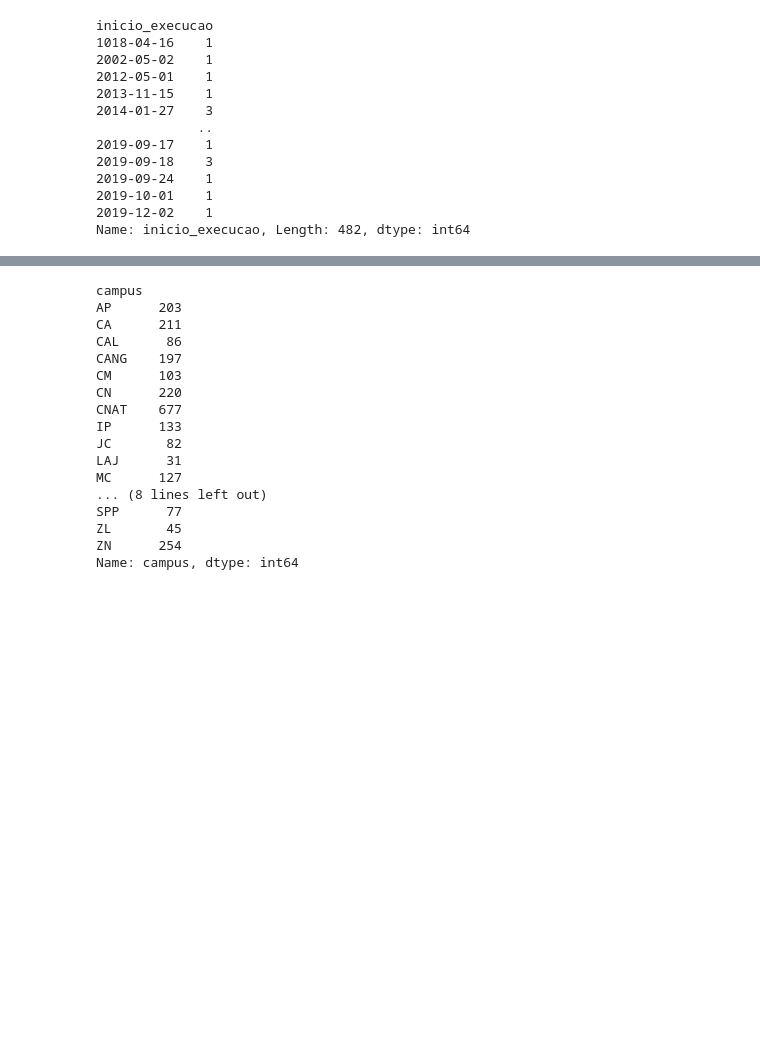
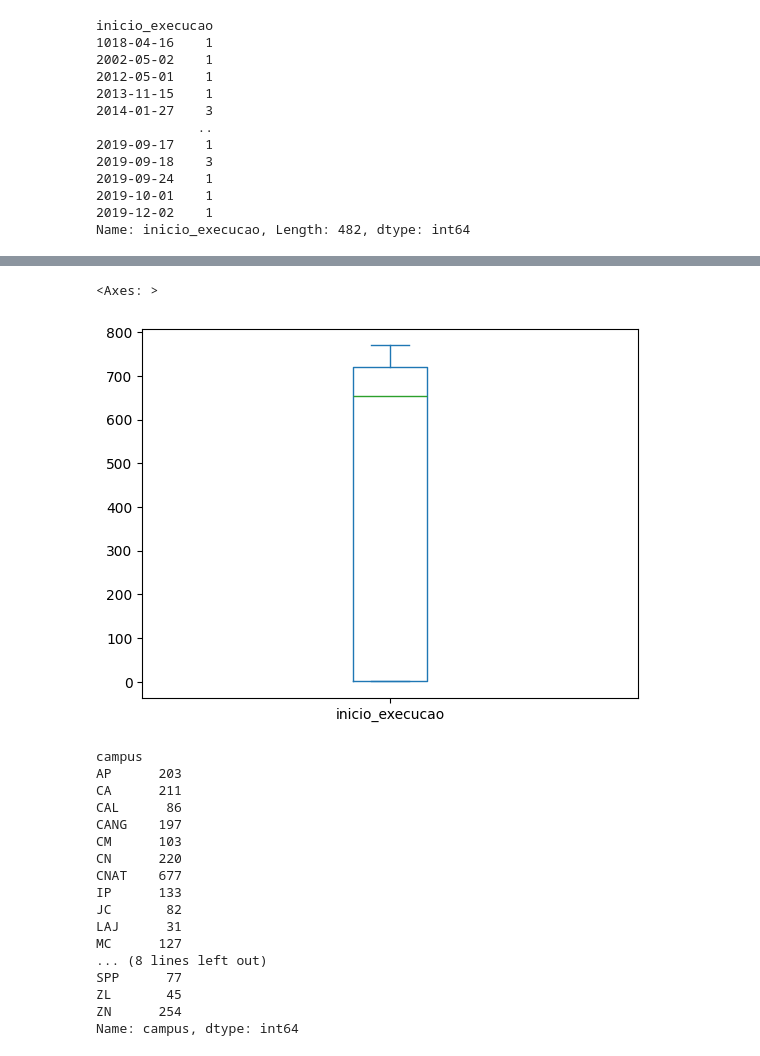
Before and after one commit to MatheusFLtechnology/tcc, a Jupyter notebook: Projetos_pesquisa.ipynb, the cells around one changed output, grey strips where cells are left out. Cells and saved outputs as stored; diff of their text form; code cells hidden in the pictures; blank space fills up the shorter version.

```diff
--- a/Projetos_pesquisa.ipynb
+++ b/Projetos_pesquisa.ipynb
@@ -79,3 +83,6 @@ inicio_execucao
 2019-10-01    1
 2019-12-02    1
 Name: inicio_execucao, Length: 482, dtype: int64
+# %%
+pesquisa['duracao'] = pesquisa['fim_execucao'] - pesquisa['inicio_execucao']
+pesquisa
@@ -81,0 +110,6 @@ Name: inicio_execucao, Length: 482, dtype: int64
+# %%
+#Quantos projetos foram desenvolvidos por ano
+pesquisa['inicio_execucao'] = pd.to_datetime(pesquisa['inicio_execucao'], errors='coerce')
+pesquisa['fim_execucao'] = pd.to_datetime(pesquisa['fim_execucao'], errors='coerce')
+#pesquisa['inicio_execucao'] = pesquisa['inicio_execucao'].astype('datetime64[ns]')
+pesquisa.groupby(pesquisa.inicio_execucao.dt.year)['inicio_execucao'].count()
@@ -82,3 +133,8 @@ Name: inicio_execucao, Length: 482, dtype: int64
+# %%
+pesquisa.groupby(pesquisa.inicio_execucao.dt.year)['inicio_execucao'].count().plot.box()
+# %% [output]
+<Axes: >
+[figure, added]
 # %%
 #quantos projetos foram feitas por campus
 pesquisa.groupby('campus')['campus'].count()
```
Also changed, not shown: parts of 23 cells of this notebook, 1 other file.
